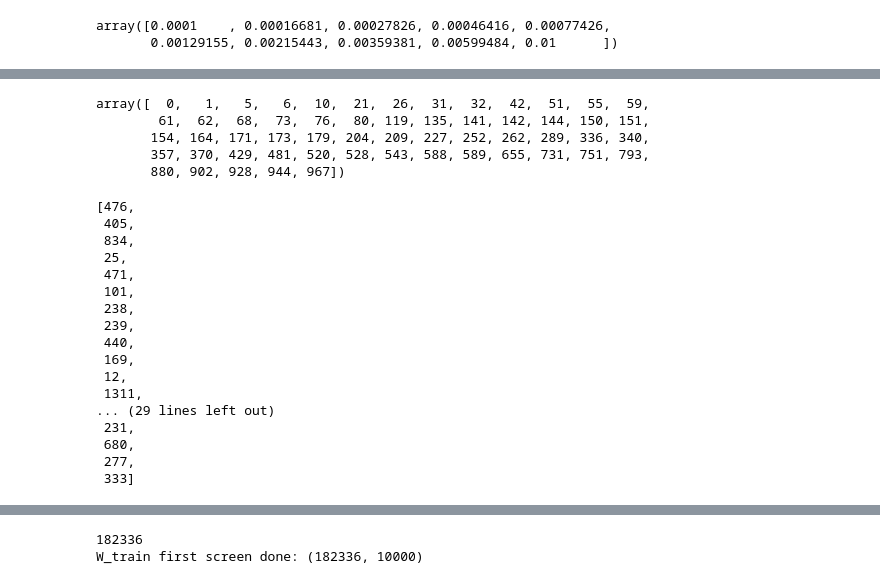
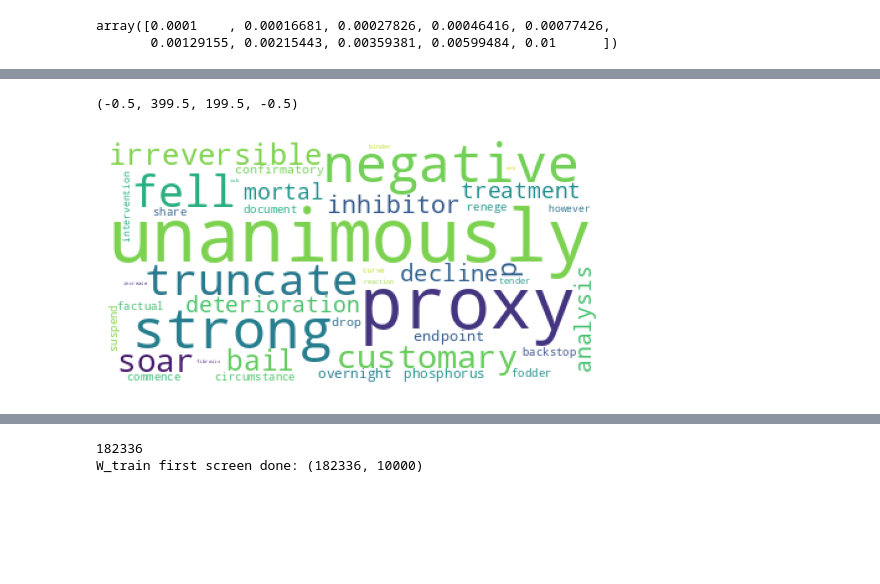
Before and after one commit to orince/Fan, a Jupyter notebook: fan_ex.ipynb, the cells around one changed output, grey strips where cells are left out. Cells and saved outputs as stored; diff of their text form; code cells hidden in the pictures; blank space fills up the shorter version.

Commit message:
select word seems work

```diff
--- a/fan_ex.ipynb
+++ b/fan_ex.ipynb
@@ -348,8 +347,3 @@ class Farmpredict:
-# %%
-np.where(lasso_Beta>0)[0]
-# %% [output]
-array([  0,   1,   5,   6,  10,  21,  26,  31,  32,  42,  51,  55,  59,
-        61,  62,  68,  73,  76,  80, 119, 135, 141, 142, 144, 150, 151,
-       154, 164, 171, 173, 179, 204, 209, 227, 252, 262, 289, 336, 340,
-       357, 370, 429, 481, 520, 528, 543, 588, 589, 655, 731, 751, 793,
-       880, 902, 928, 944, 967])
+# %%
+Wsum = sum(W_train)
+freq_index = [heapq.nlargest(10000, enumerate(Wsum), key=lambda x: x[1])[i][0] for i in range(10000)]
@@ -359,20 +367,17 @@ neg_index=[S_set[i] for i in np.where(lasso_Beta<0)[0]]
-# %%
-neg_index
-# %% [output]
-[476,
- 405,
- 834,
- 25,
- 471,
- 101,
- 238,
- 239,
- 440,
- 169,
- 12,
- 1311,
-... (29 lines left out)
- 231,
- 680,
- 277,
- 333]
+# %%
+import numpy as np
+import pandas as pd
+from wordcloud import WordCloud, ImageColorGenerator
+import matplotlib.pyplot as plt
+from PIL import Image
+df_words = pd.read_csv('/home/yuanzhi/Text_individual/codes/' + word_file)
+df_words = df_words.dropna().reset_index(drop = True).reset_index()
+ex_df_words = df_words.final_word[freq_index]
+
+beta_neg = {list(ex_df_words)[k]: v for k, v in beta_neg.items()}
+
+plt.imshow(WordCloud(background_color='white').generate_from_frequencies(frequencies=beta_neg))
+plt.axis("off")
+# %% [output]
+(-0.5, 399.5, 199.5, -0.5)
+[figure, added]
```
Also changed, not shown: parts of 6 cells of this notebook.
